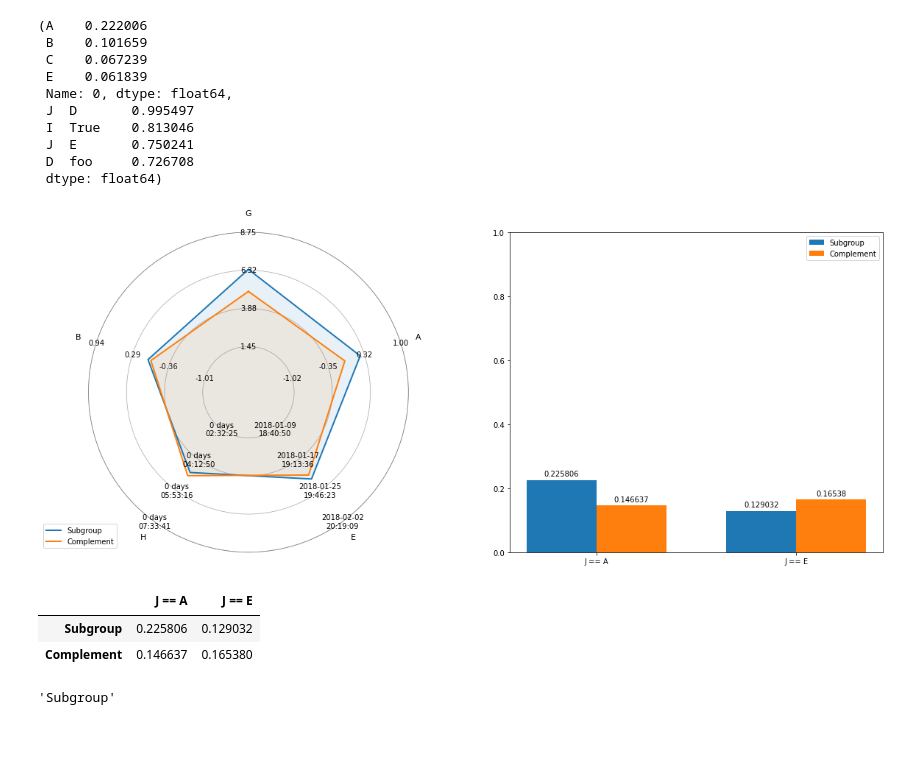
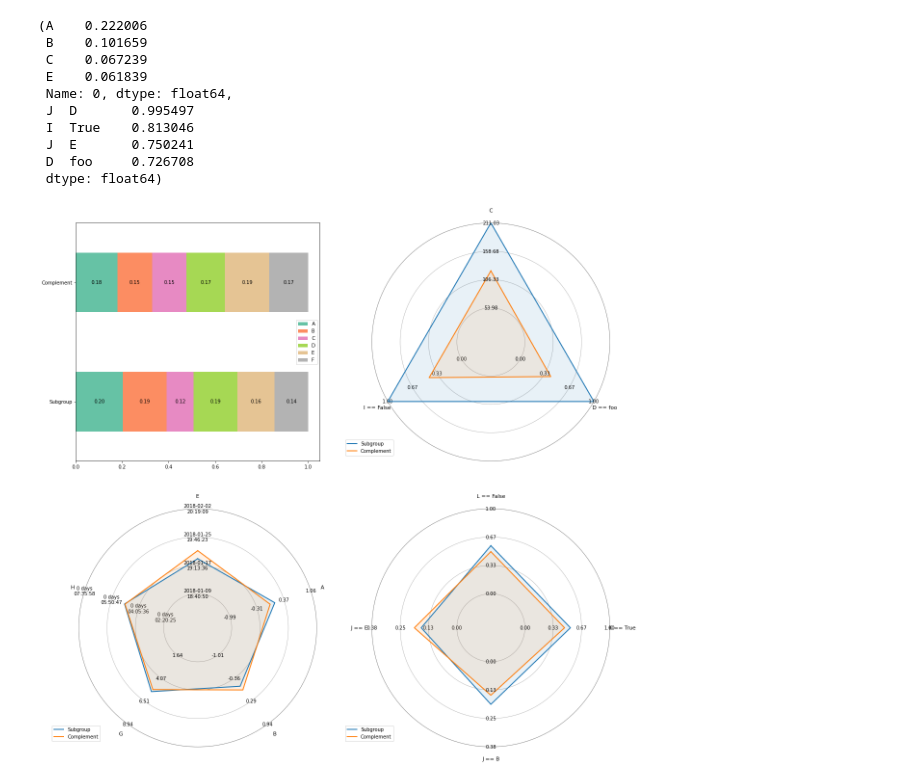
Before and after one commit to cslab-hub/sd4py, a Jupyter notebook: Extra functions development.ipynb, the cells around one changed output. Saved outputs shown, nothing was run; the diff lists cells and outputs as text; code cells hidden in the pictures; blank space fills up the shorter version.

Commit message:
Finished four-panel subgroup vis

```diff
--- a/Extra functions development.ipynb
+++ b/Extra functions development.ipynb
@@ -13,7 +13,9 @@ df2 = pd.DataFrame(
         "G": np.random.choice([1,5,10], 1000),
         "H": [pd.Timedelta(hours=x) for x in np.random.choice(np.arange(1,10),1000)],
         "I": np.random.choice([True,False], 1000),
-        "J": np.random.choice(["A", "B", "C", "D", "E", "F"], 1000)
+        "J": np.random.choice(["A", "B", "C", "D", "E", "F"], 1000),
+        "K": np.random.choice([True,False], 1000),
+        "L": np.random.choice([True,False], 1000),
     }
 )
 # %%
@@ -294,6 +308,10 @@ def radar_plot(data, prop_scale=3, subplot=111, text_size = 10, axis_padding = 1
     # Set axis_start_prop to 0 if you want the axes to scale from 0 to the max in the data, or set axis_start_prop to 1 if you want the axes to start from the minimum in the data
 
     N = data.shape[1]
+
+    if N < 3:
+
+        N = 3
 
     angles = [n / float(N) * 2 * np.pi for n in range(N)]
     angles += angles[:1] # And back to the first position
@@ -306,7 +324,7 @@ def radar_plot(data, prop_scale=3, subplot=111, text_size = 10, axis_padding = 1
     ax.set_theta_direction(-1)
 
     # Draw one axe per variable + add labels
-    plt.xticks(angles[:-1], data.columns, size=text_size+1)
+    plt.xticks(angles[:len(data.columns)], data.columns, size=text_size+1)
 
     ax.spines['polar'].set_color('grey')
 
@@ -378,8 +396,11 @@ def radar_plot(data, prop_scale=3, subplot=111, text_size = 10, axis_padding = 1
         # Draws the polygon for one subgroup onto the radar plot
 
         values=row.flatten().tolist()
+        if len(values) < 3:
+            values += np.ones(3 - len(values)).tolist()
         values += values[:1]
         ax.set_ylim(0, 1+prop_scale)
+
         ax.plot(angles, values, linewidth=2, linestyle='solid', color=colour, label=label)
         ax.fill(angles, values, colour, alpha=0.1)
 
@@ -499,15 +594,5 @@ def visualise_subgroup(subgroup, selection_data, visualisation_data=None, use_co
 # %%
-plt.rcParams["figure.figsize"] = (20,8)
-visualise_subgroup(subgroups.subgroups[0], df2, df2)
+plt.rcParams["figure.figsize"] = (20,20)
+visualise_subgroup(subgroups.subgroups[0], 'J', df2, df2)
 # %% [output]
-[figure, old version]
+[figure, new version]
-# %%
-tmp
-# %% [output]
-|  | J == A | J == E |
-| Subgroup | 0.225806 | 0.129032 |
-| Complement | 0.146637 | 0.165380 |
-# %%
-tmp.iloc[0].name
-# %% [output]
-'Subgroup'
```
Also changed, not shown: parts of 60 cells of this notebook.
